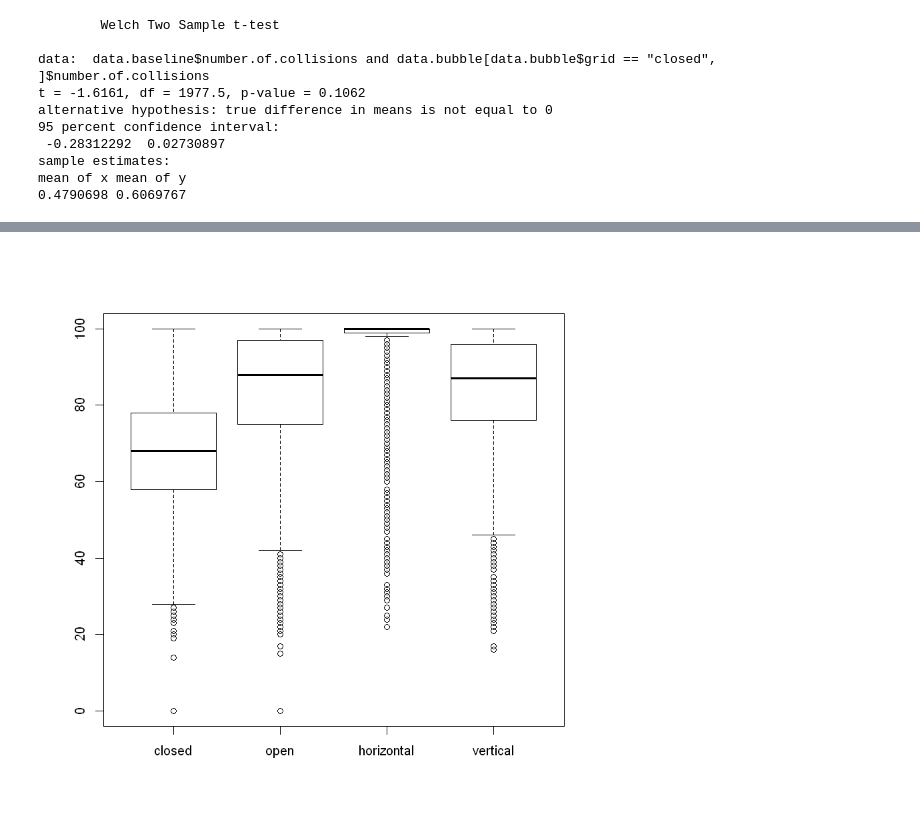
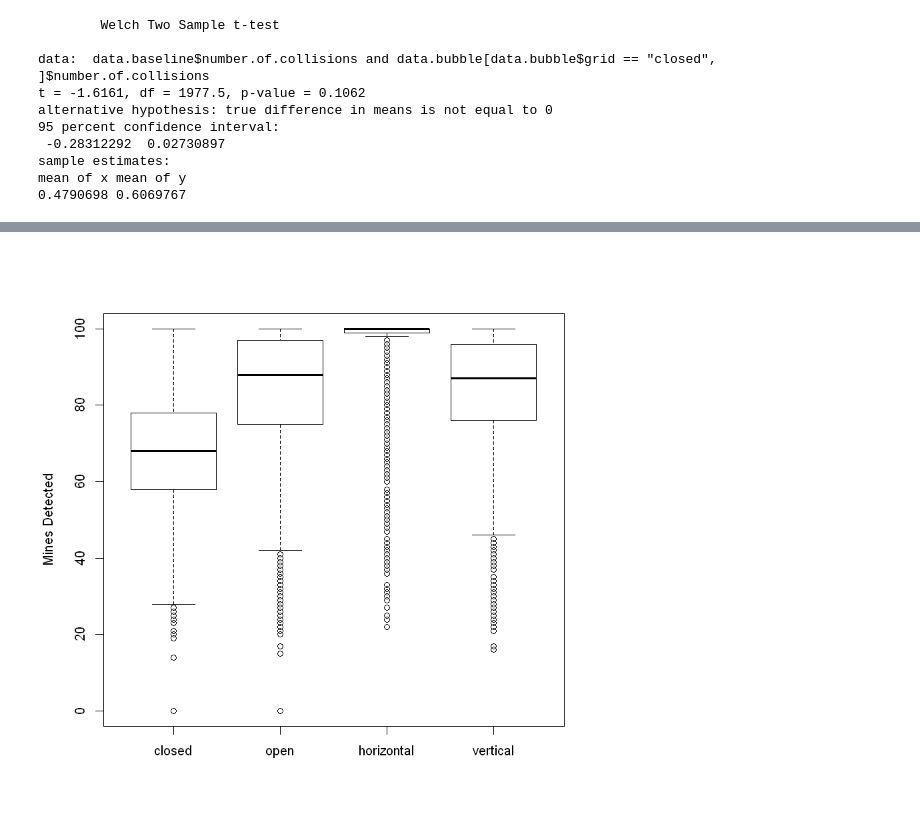
Before and after one commit to paulopperman/cuuv, a Jupyter notebook: experiments/BubbleFieldAnalysis.ipynb, the cells around one changed output, grey strips where cells are left out. Drawn from its saved outputs; the diff is of its cells as text; code cells hidden in the pictures.

Commit message:
more killer run data and data analysis

```diff
--- a/experiments/BubbleFieldAnalysis.ipynb
+++ b/experiments/BubbleFieldAnalysis.ipynb
@@ -179,4 +260,4 @@ mean of x mean of y
 # %%
-boxplot(count.mine.contacts~grid, data=data.bubble)
+boxplot(count.mine.contacts~grid, data=data.bubble, ylab='Mines Detected')
 # %% [output]
-[figure, old version]
+[figure, new version]
```
Also changed, not shown: parts of 8 cells of this notebook, 2 other files.
